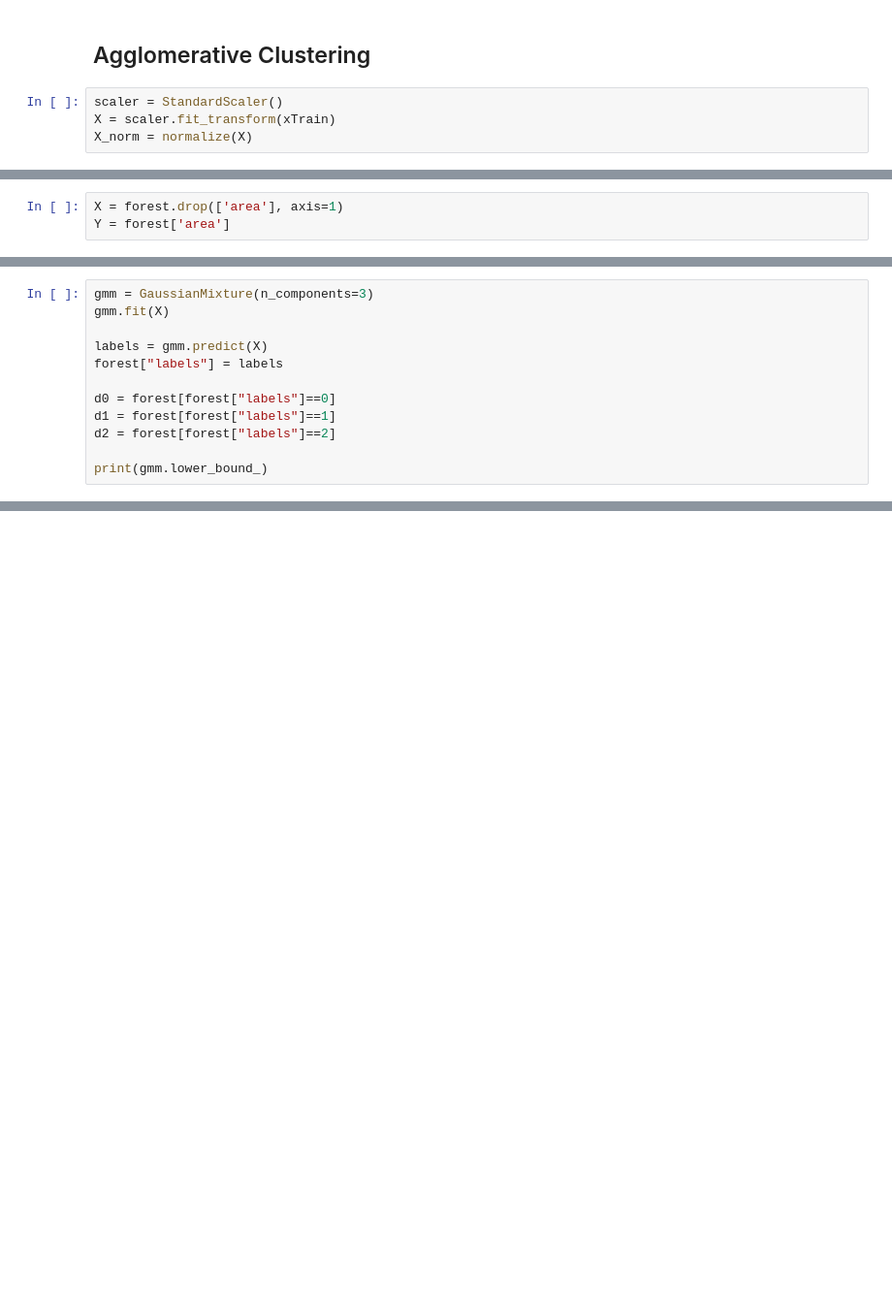
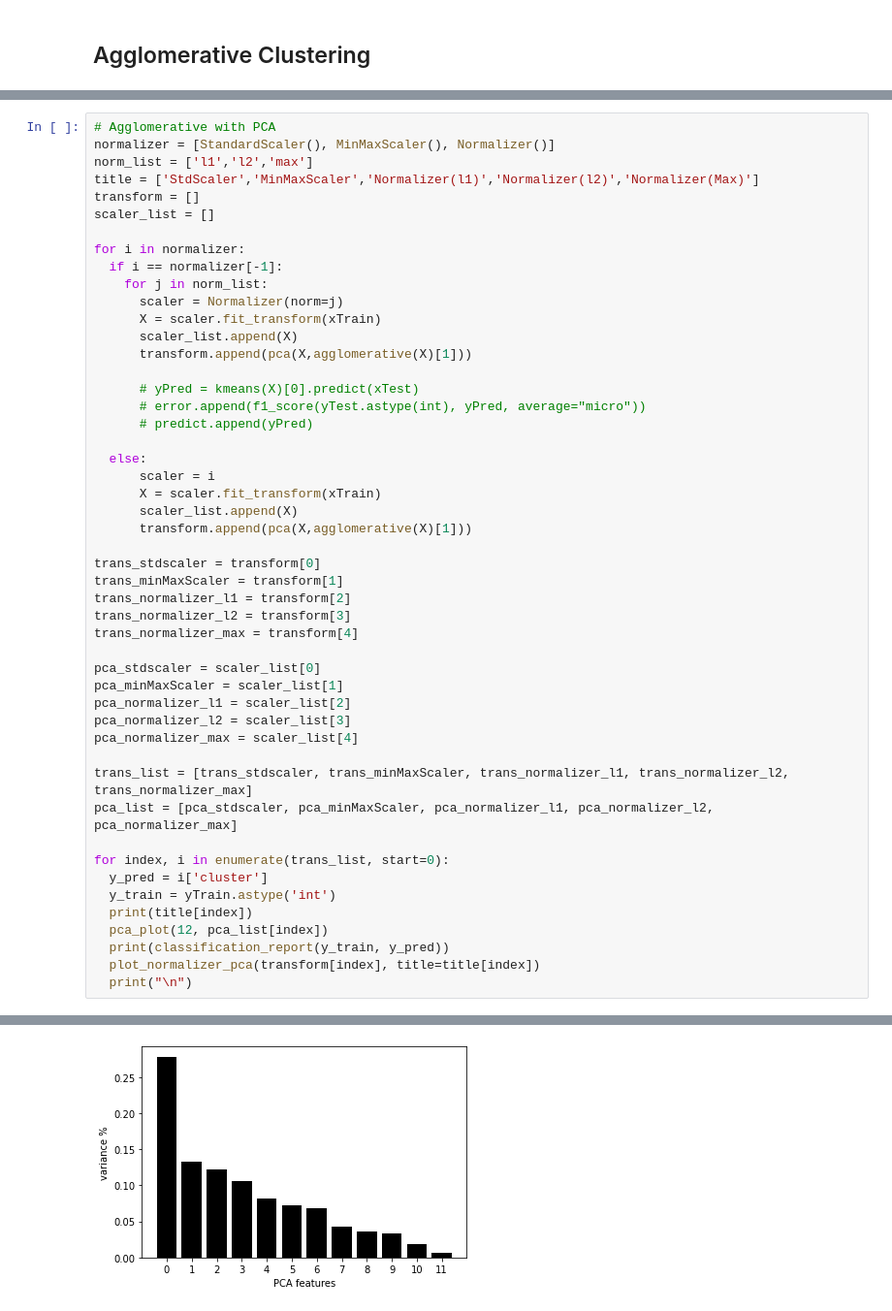
Before and after one commit to ryandhjeon/CS6010-pca-analysis-project, a Jupyter notebook: notebooks/assignment_9.ipynb, the cells around one changed output, grey strips where cells are left out. Shown at 97% size. Cells and saved outputs as stored; diff of their text form; blank space fills up the shorter version.

```diff
--- a/notebooks/assignment_9.ipynb
+++ b/notebooks/assignment_9.ipynb
@@ -463,6 +378,2 @@ P
 # %% [markdown]
 ## Agglomerative Clustering
-# %%
-scaler = StandardScaler()
-X = scaler.fit_transform(xTrain)
-X_norm = normalize(X)
@@ -594,3 +379,0 @@ forest
-# %%
-X = forest.drop(['area'], axis=1)
-Y = forest['area']
@@ -633,12 +379,0 @@ from sklearn.mixture import GaussianMixture
-# %%
-gmm = GaussianMixture(n_components=3)
-gmm.fit(X)
-
-labels = gmm.predict(X)
-forest["labels"] = labels
-
-d0 = forest[forest["labels"]==0]
-d1 = forest[forest["labels"]==1]
-d2 = forest[forest["labels"]==2]
-
-print(gmm.lower_bound_)
@@ -658,0 +380,50 @@ print(gmm.lower_bound_)
+# %%
+# Agglomerative with PCA
+normalizer = [StandardScaler(), MinMaxScaler(), Normalizer()]
+norm_list = ['l1','l2','max']
+title = ['StdScaler','MinMaxScaler','Normalizer(l1)','Normalizer(l2)','Normalizer(Max)']
+transform = []
+scaler_list = []
+
+for i in normalizer:
+  if i == normalizer[-1]:
+    for j in norm_list:
+      scaler = Normalizer(norm=j)
+      X = scaler.fit_transform(xTrain)
+      scaler_list.append(X)
+      transform.append(pca(X,agglomerative(X)[1]))
+
+      # yPred = kmeans(X)[0].predict(xTest)
+      # error.append(f1_score(yTest.astype(int), yPred, average="micro"))
+      # predict.append(yPred)
+
+  else:
+      scaler = i
+      X = scaler.fit_transform(xTrain)
+      scaler_list.append(X)
+      transform.append(pca(X,agglomerative(X)[1]))
+
+trans_stdscaler = transform[0]
+trans_minMaxScaler = transform[1]
+trans_normalizer_l1 = transform[2]
+trans_normalizer_l2 = transform[3]
+trans_normalizer_max = transform[4]
+
+pca_stdscaler = scaler_list[0]
+pca_minMaxScaler = scaler_list[1]
+pca_normalizer_l1 = scaler_list[2]
+pca_normalizer_l2 = scaler_list[3]
+pca_normalizer_max = scaler_list[4]
+
+trans_list = [trans_stdscaler, trans_minMaxScaler, trans_normalizer_l1, trans_normalizer_l2, trans_normalizer_max]
+pca_list = [pca_stdscaler, pca_minMaxScaler, pca_normalizer_l1, pca_normalizer_l2, pca_normalizer_max]
+
+for index, i in enumerate(trans_list, start=0):
+  y_pred = i['cluster']
+  y_train = yTrain.astype('int')
+  print(title[index])
+  pca_plot(12, pca_list[index])
+  print(classification_report(y_train, y_pred))
+  plot_normalizer_pca(transform[index], title=title[index])
+  print("\n")
+# %% [output]
@@ -658,0 +440 @@ print(gmm.lower_bound_)
+[figure, added]
```
Also changed, not shown: parts of 57 cells of this notebook.
